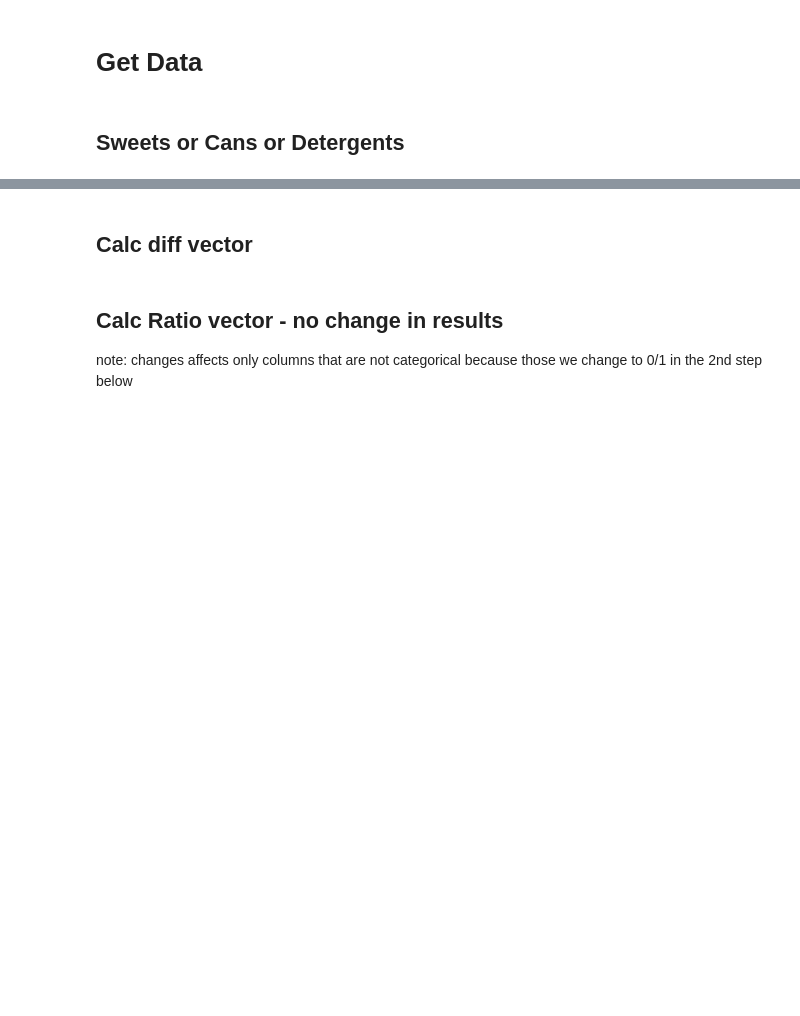
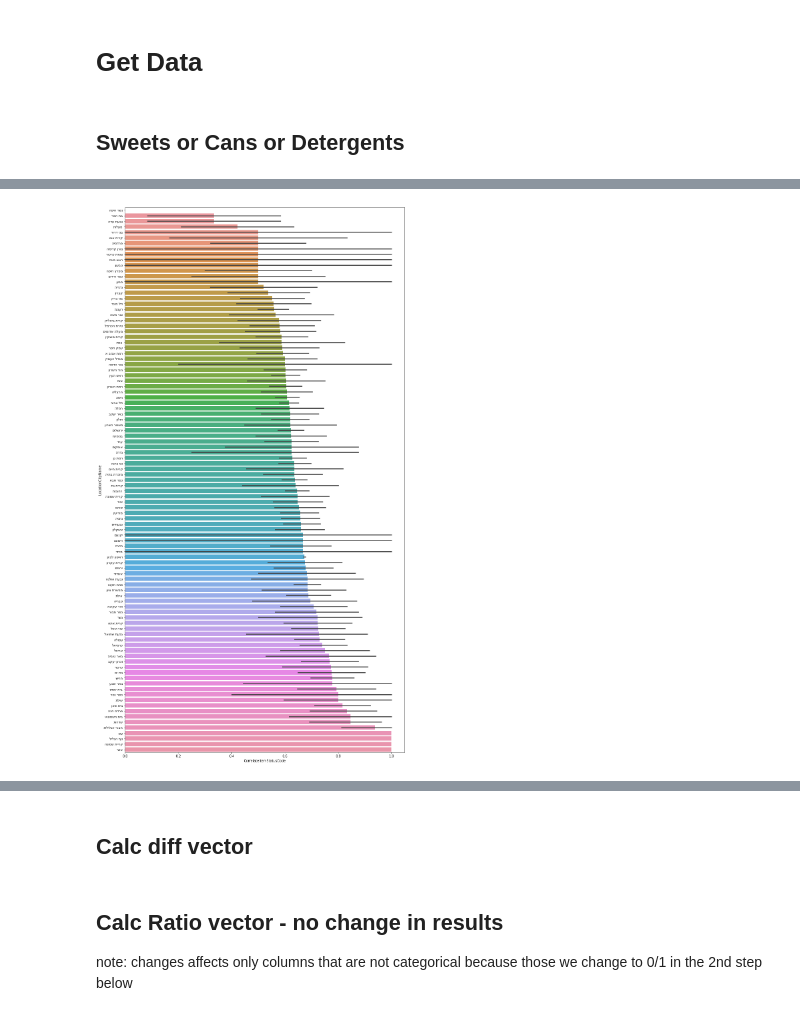
Before and after one commit to DanielKorenDataScience/ClassificationProject, a Jupyter notebook: Classification_Shufersal_Presentation.ipynb, the cells around one changed output, grey strips where cells are left out. Cells and saved outputs as stored; diff of their text form; code cells hidden in the pictures; blank space fills up the shorter version.

```diff
--- a/Classification_Shufersal_Presentation.ipynb
+++ b/Classification_Shufersal_Presentation.ipynb
@@ -57,0 +102,7 @@ Sweets.csv
+# %%
+plt.figure(figsize=(15,30))
+df_city = df_origin.groupby('LocationCityName')['CorrelateItemStatusCode'].mean().reset_index().sort_values('CorrelateItemStatusCode')
+sns.barplot( y=df_origin.LocationCityName.apply( bidialg.get_display ), x=df_origin['CorrelateItemStatusCode'], order=df_city.LocationCityName.apply( bidialg.get_display ))
+plt.show()
+# %% [output]
+[figure, added]
```
Also changed, not shown: parts of 14 cells of this notebook.
